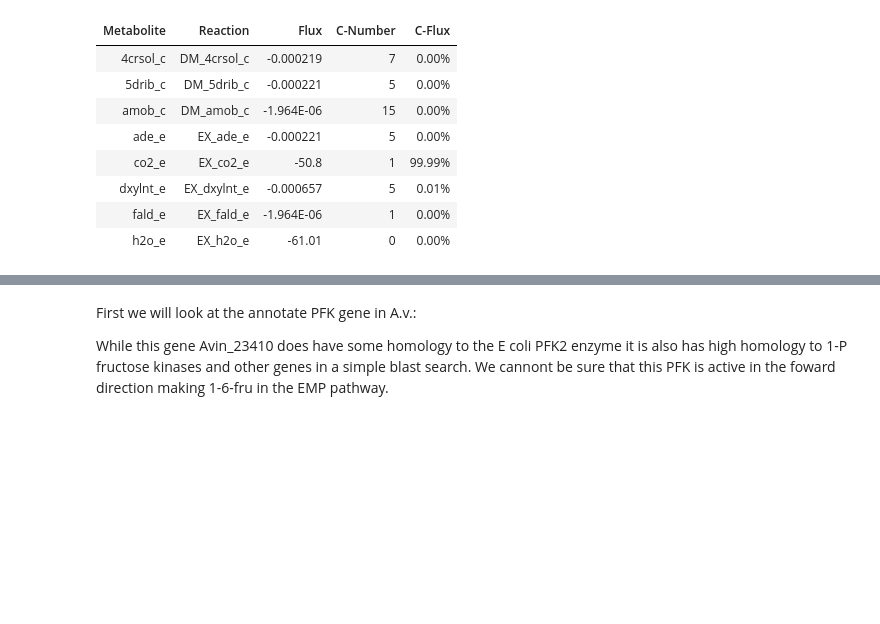
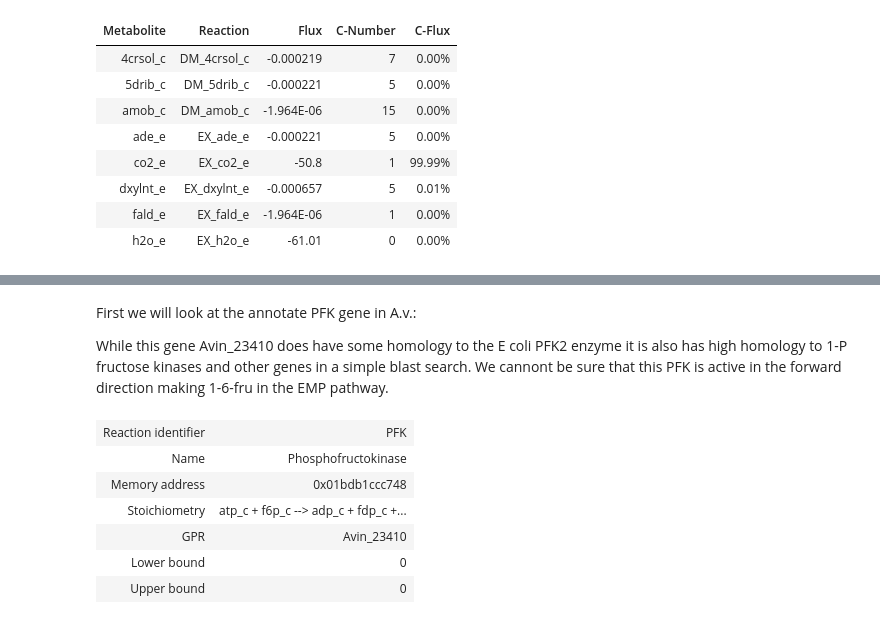
Before and after one commit to alexander-alleman/Azotobactervinelandii_metabolicmodel, a Jupyter notebook: Notebooks/Physiological Constraints.ipynb, the cells around one changed output, grey strips where cells are left out. Drawn from its saved outputs; the diff is of its cells as text; code cells hidden in the pictures; blank space fills up the shorter version.

```diff
--- a/Notebooks/Physiological Constraints.ipynb
+++ b/Notebooks/Physiological Constraints.ipynb
@@ -161,9 +164,17 @@ As we can see the growth rate is far to fast for both diazotrophic and ammonia s
 # %% [markdown]
 First we will look at the annotate PFK gene in A.v.:
 
-While this gene Avin_23410 does have some homology to the E coli PFK2 enzyme it is also has high homology to 1-P fructose kinases and other genes in a simple blast search. We cannont be sure that this PFK is active in the foward direction making 1-6-fru in the EMP pathway.
+While this gene Avin_23410 does have some homology to the E coli PFK2 enzyme it is also has high homology to 1-P fructose kinases and other genes in a simple blast search. We cannont be sure that this PFK is active in the forward direction making 1-6-fru in the EMP pathway.
 # %%
-model.reactions.EX_n2_e
+model.reactions.PFK
+# %% [output]
+| Reaction identifier | PFK |
+| Name | Phosphofructokinase |
+| Memory address | 0x01bdb1ccc748 |
+| Stoichiometry | atp_c + f6p_c --> adp_c + fdp_c +... |
+| GPR | Avin_23410 |
+| Lower bound | 0 |
+| Upper bound | 0 |
 # %%
 model.reactions.get_by_id("EX_glc__D_e").lower_bound = -15
 model.reactions.get_by_id("EX_glc__D_e").upper_bound = -15
```
Also changed, not shown: parts of 13 cells of this notebook, 6 other files.
